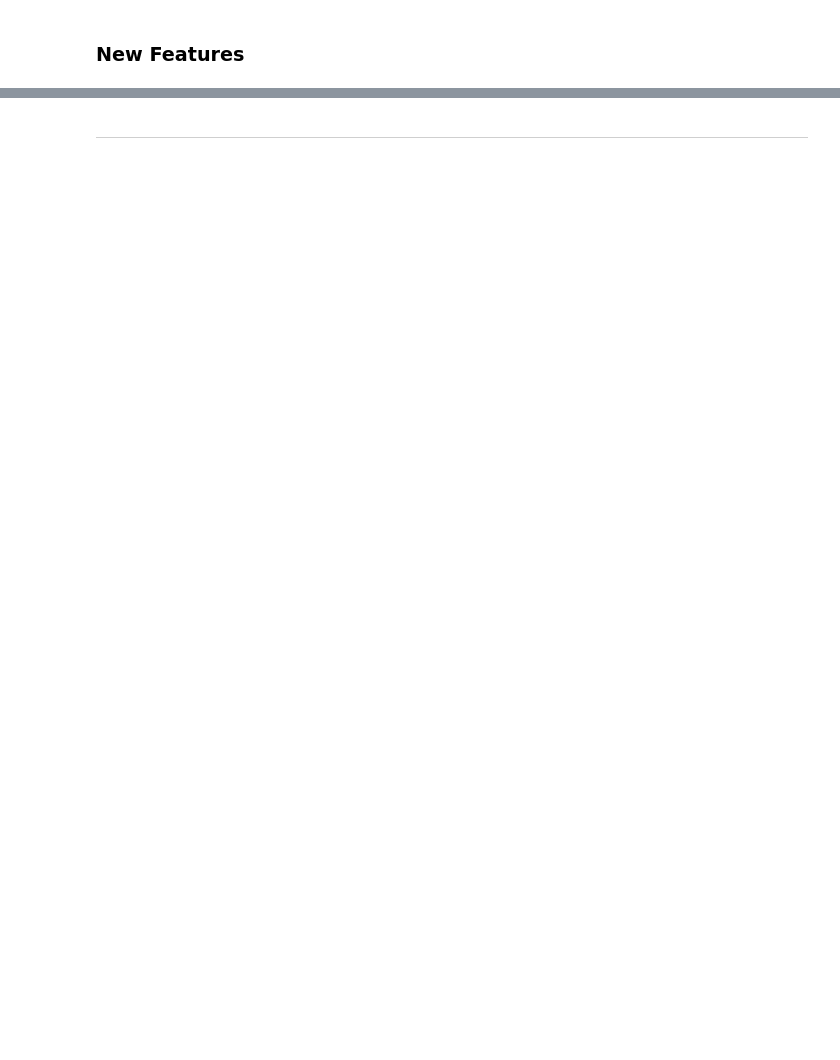
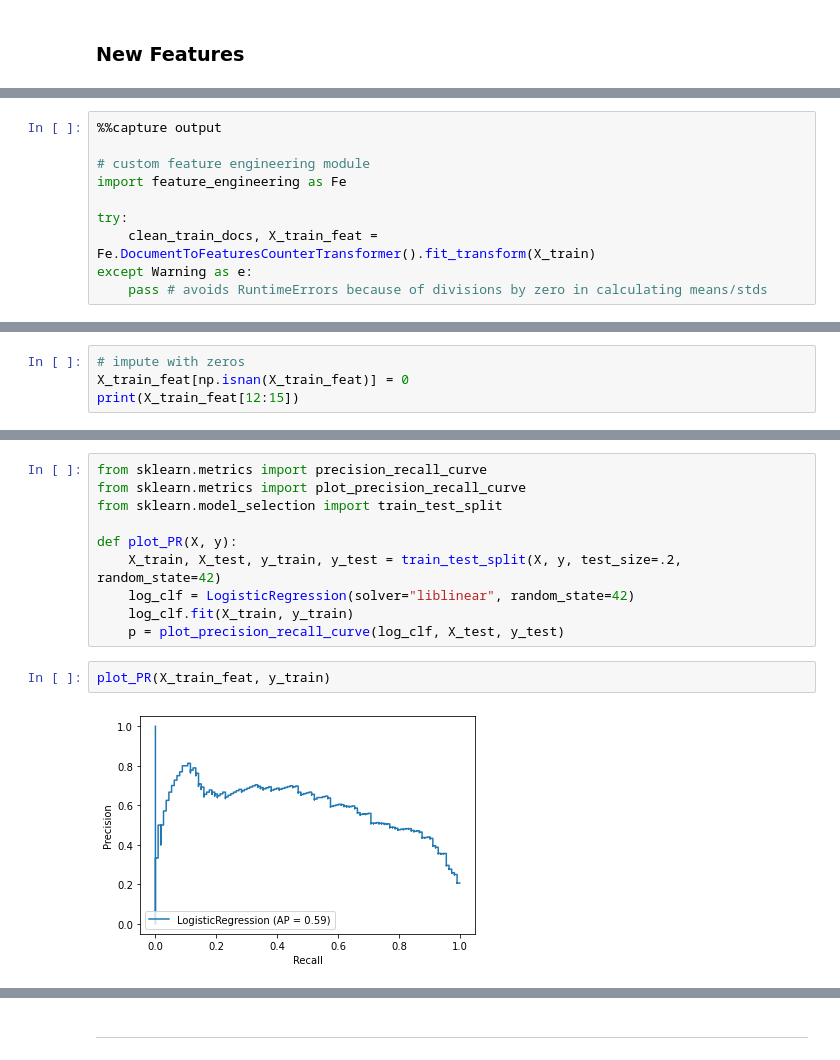
Before and after one commit to BigBangData/NaturalLanguageProcessing, a Jupyter notebook: TextAnalyticsWithR/08_FeatureEngineering.ipynb, the cells around one changed output, grey strips where cells are left out. Drawn from its saved outputs; the diff is of its cells as text; blank space fills up the shorter version.

Commit message:
Finish feature engineering

```diff
--- a/TextAnalyticsWithR/08_FeatureEngineering.ipynb
+++ b/TextAnalyticsWithR/08_FeatureEngineering.ipynb
@@ -301,0 +41,10 @@ d=plot_precision_recall_curve(log_clf, X_test, y_test)
+# %%
+%%capture output
+
+# custom feature engineering module
+import feature_engineering as Fe
+
+try:
+    clean_train_docs, X_train_feat = Fe.DocumentToFeaturesCounterTransformer().fit_transform(X_train)
+except Warning as e:
+    pass # avoids RuntimeErrors because of divisions by zero in calculating means/stds
@@ -301,0 +80,4 @@ d=plot_precision_recall_curve(log_clf, X_test, y_test)
+# %%
+# impute with zeros
+X_train_feat[np.isnan(X_train_feat)] = 0
+print(X_train_feat[12:15])
@@ -301,0 +204,14 @@ d=plot_precision_recall_curve(log_clf, X_test, y_test)
+# %%
+from sklearn.metrics import precision_recall_curve
+from sklearn.metrics import plot_precision_recall_curve
+from sklearn.model_selection import train_test_split
+
+def plot_PR(X, y):
+    X_train, X_test, y_train, y_test = train_test_split(X, y, test_size=.2, random_state=42)
+    log_clf = LogisticRegression(solver="liblinear", random_state=42)
+    log_clf.fit(X_train, y_train)
+    p = plot_precision_recall_curve(log_clf, X_test, y_test)
+# %%
+plot_PR(X_train_feat, y_train)
+# %% [output]
+[figure, added]
```
Also changed, not shown: parts of 93 cells of this notebook, 3 other files.
